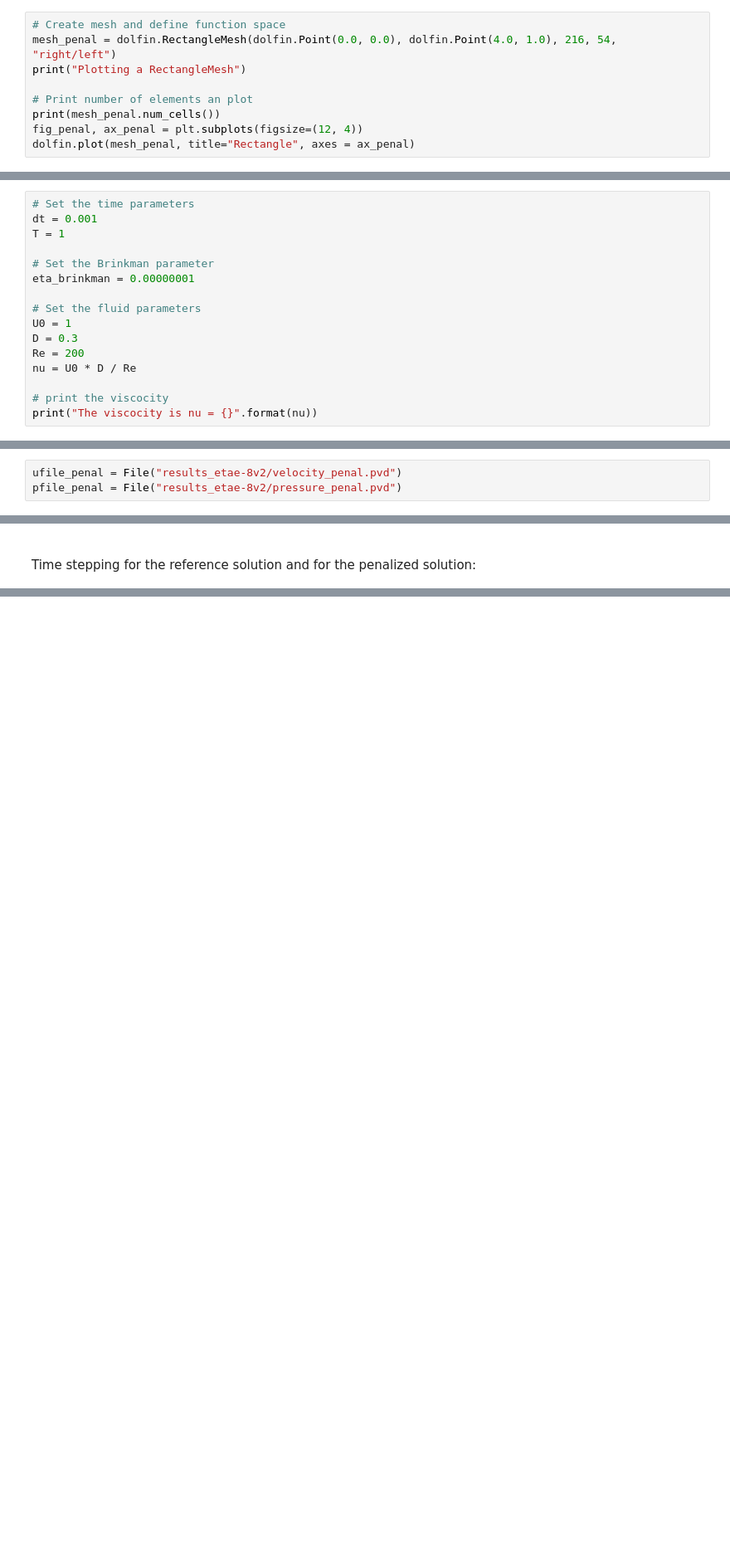
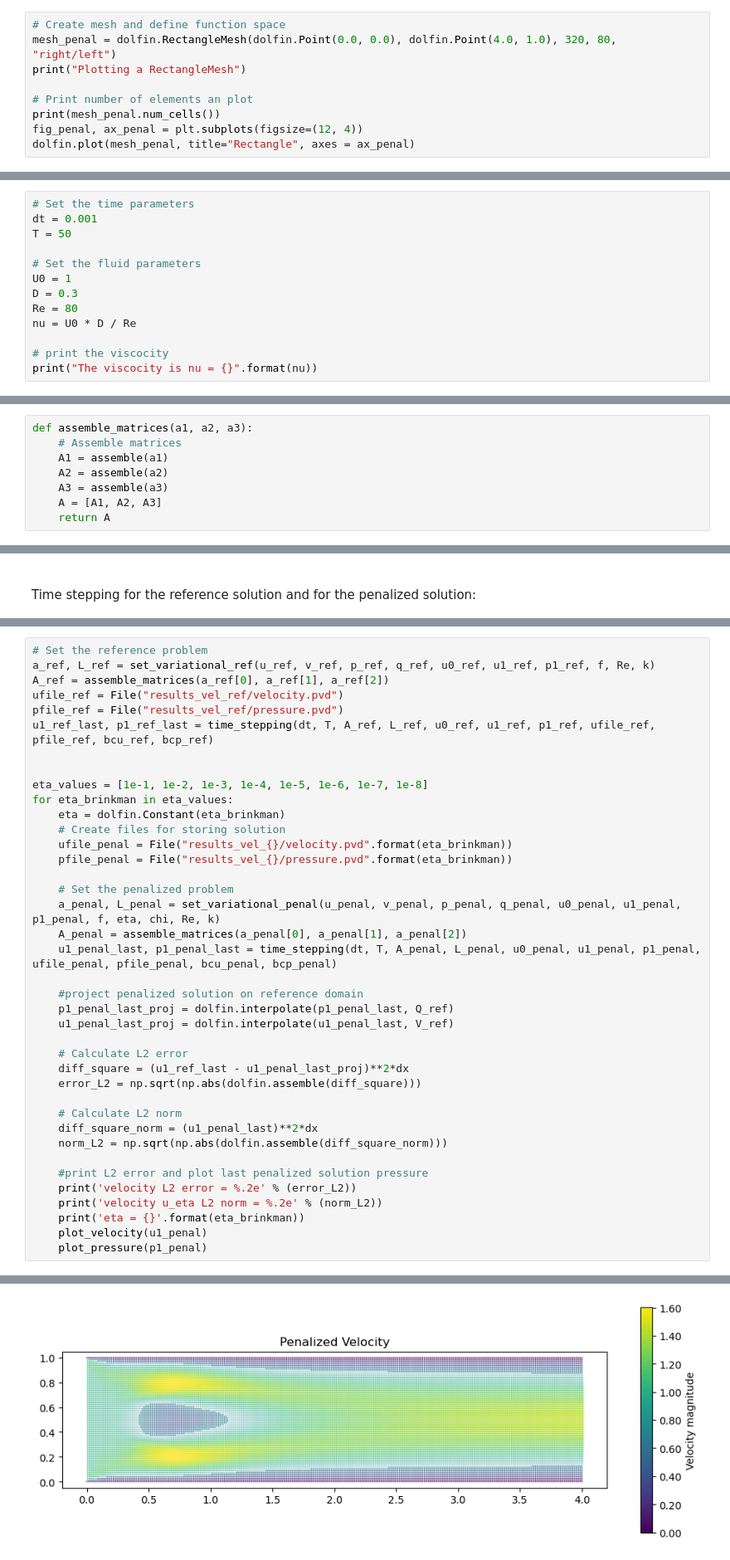
Before and after one commit to dmikan/ComputationalPhysics2023, a Jupyter notebook: 2023-08-08-Navier-Stokes/Navier-Stokes-Penalization.ipynb, the cells around one changed output, grey strips where cells are left out. Shown at 83% size. Saved outputs shown, nothing was run; the diff lists cells and outputs as text; blank space fills up the shorter version.

Commit message:
Add a more refined mesh and some instructions in the jupyter notebook

```diff
--- a/2023-08-08-Navier-Stokes/Navier-Stokes-Penalization.ipynb
+++ b/2023-08-08-Navier-Stokes/Navier-Stokes-Penalization.ipynb
@@ -44,7 +54,7 @@ Plotting a ReferenceMesh
 Now we define a rectangular mesh with triangular elements. This mesh will be used as a domain for the Brinkman problem.
 # %%
 # Create mesh and define function space
-mesh_penal = dolfin.RectangleMesh(dolfin.Point(0.0, 0.0), dolfin.Point(4.0, 1.0), 216, 54, "right/left")
+mesh_penal = dolfin.RectangleMesh(dolfin.Point(0.0, 0.0), dolfin.Point(4.0, 1.0), 320, 80, "right/left")
 print("Plotting a RectangleMesh")
 
 # Print number of elements an plot
@@ -89,15 +99,12 @@ Set the parameters for our problem
 # %%
 # Set the time parameters
 dt = 0.001
-T = 1
-
-# Set the Brinkman parameter
-eta_brinkman = 0.00000001
+T = 50
 
 # Set the fluid parameters
 U0 = 1
 D = 0.3
-Re = 200
+Re = 80
 nu = U0 * D / Re
 
 # print the viscocity
@@ -219,3 +222,11 @@ A3_penal = assemble(a3_penal)
+# %%
+def assemble_matrices(a1, a2, a3):
+    # Assemble matrices
+    A1 = assemble(a1)
+    A2 = assemble(a2)
+    A3 = assemble(a3)
+    A = [A1, A2, A3]
+    return A
 # %% [markdown]
 <br>
 Define a preconditioner to improve the time computation in solving the linear system.
@@ -236,3 +235,0 @@ Create the files where the solutions are going to be saved (penalized solution).
-# %%
-ufile_penal = File("results_etae-8v2/velocity_penal.pvd")
-pfile_penal = File("results_etae-8v2/pressure_penal.pvd")
@@ -372,0 +292,40 @@ Object cannot be plotted directly, projecting to piecewise linears.
+# %%
+# Set the reference problem
+a_ref, L_ref = set_variational_ref(u_ref, v_ref, p_ref, q_ref, u0_ref, u1_ref, p1_ref, f, Re, k)
+A_ref = assemble_matrices(a_ref[0], a_ref[1], a_ref[2])
+ufile_ref = File("results_vel_ref/velocity.pvd")
+pfile_ref = File("results_vel_ref/pressure.pvd")
+u1_ref_last, p1_ref_last = time_stepping(dt, T, A_ref, L_ref, u0_ref, u1_ref, p1_ref, ufile_ref, pfile_ref, bcu_ref, bcp_ref)
+
+
+eta_values = [1e-1, 1e-2, 1e-3, 1e-4, 1e-5, 1e-6, 1e-7, 1e-8]
+for eta_brinkman in eta_values:
+    eta = dolfin.Constant(eta_brinkman)
+    # Create files for storing solution
+    ufile_penal = File("results_vel_{}/velocity.pvd".format(eta_brinkman))
+    pfile_penal = File("results_vel_{}/pressure.pvd".format(eta_brinkman))
+
+    # Set the penalized problem
+    a_penal, L_penal = set_variational_penal(u_penal, v_penal, p_penal, q_penal, u0_penal, u1_penal, p1_penal, f, eta, chi, Re, k)
+    A_penal = assemble_matrices(a_penal[0], a_penal[1], a_penal[2])
+    u1_penal_last, p1_penal_last = time_stepping(dt, T, A_penal, L_penal, u0_penal, u1_penal, p1_penal, ufile_penal, pfile_penal, bcu_penal, bcp_penal)
+
+    #project penalized solution on reference domain
+    p1_penal_last_proj = dolfin.interpolate(p1_penal_last, Q_ref)
+    u1_penal_last_proj = dolfin.interpolate(u1_penal_last, V_ref)
+
+    # Calculate L2 error
+    diff_square = (u1_ref_last - u1_penal_last_proj)**2*dx
+    error_L2 = np.sqrt(np.abs(dolfin.assemble(diff_square)))
+
+    # Calculate L2 norm
+    diff_square_norm = (u1_penal_last)**2*dx
+    norm_L2 = np.sqrt(np.abs(dolfin.assemble(diff_square_norm)))
+
+    #print L2 error and plot last penalized solution pressure
+    print('velocity L2 error = %.2e' % (error_L2))
+    print('velocity u_eta L2 norm = %.2e' % (norm_L2))
+    print('eta = {}'.format(eta_brinkman))
+    plot_velocity(u1_penal)
+    plot_pressure(p1_penal)
+# %% [output]
@@ -372,0 +336 @@ Object cannot be plotted directly, projecting to piecewise linears.
+[figure, added]
```
Also changed, not shown: parts of 26 cells of this notebook, 1 other file.
